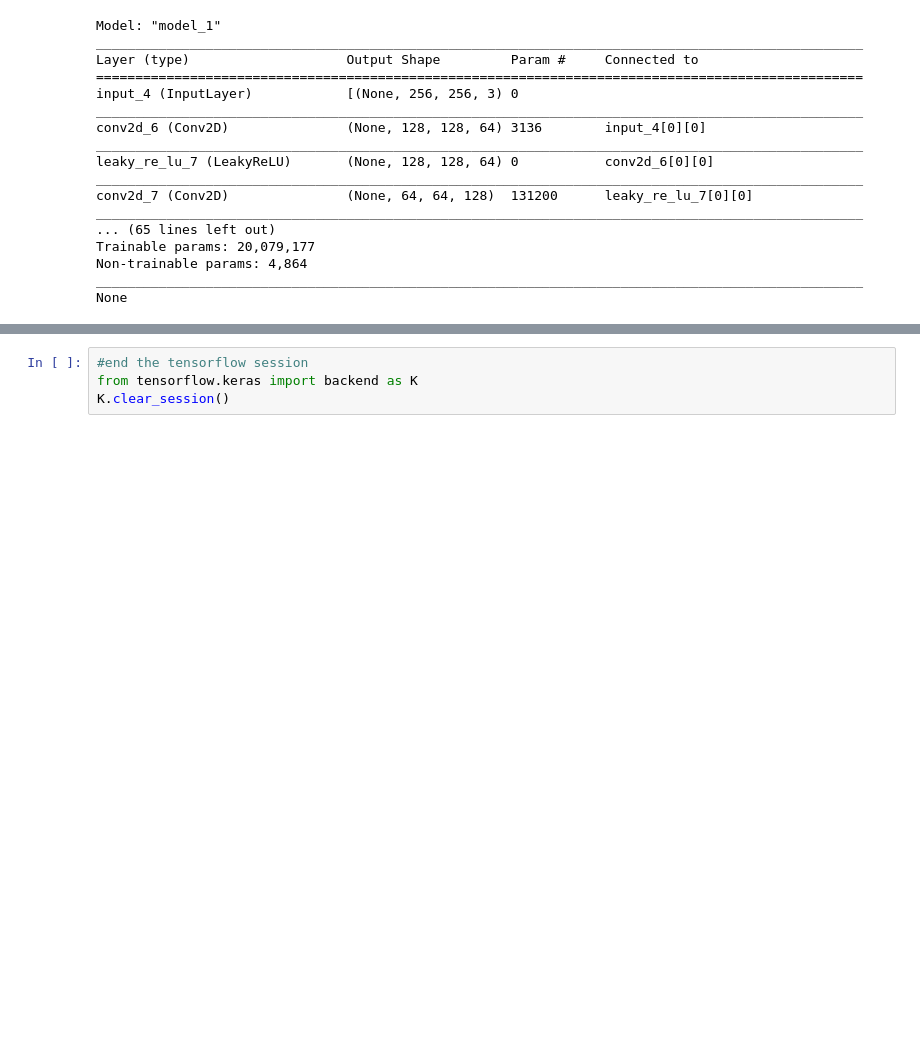
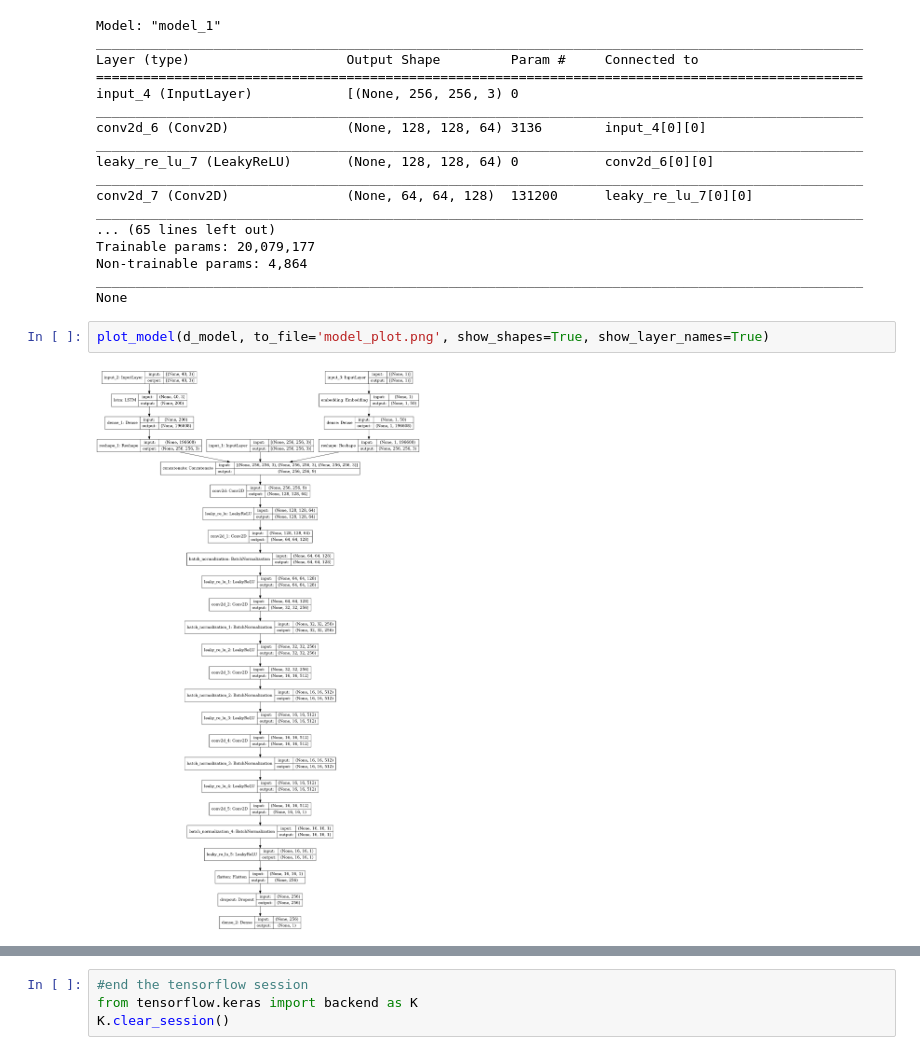
Before and after one commit to cesarwenz/ENGG6570, a Jupyter notebook: dual condition GAN bidirectional.ipynb, the cells around one changed output, grey strips where cells are left out. Cells and saved outputs as stored; diff of their text form; blank space fills up the shorter version.

```diff
--- a/dual condition GAN bidirectional.ipynb
+++ b/dual condition GAN bidirectional.ipynb
@@ -380,6 +383,10 @@ Trainable params: 20,079,177
 Non-trainable params: 4,864
 __________________________________________________________________________________________________
 None
+# %%
+plot_model(d_model, to_file='model_plot.png', show_shapes=True, show_layer_names=True)
+# %% [output]
+[figure, added]
 # %%
 # train model
 train(d_model, g_model, gan_model, dataset, latent_dim)
```
Also changed, not shown: parts of 5 cells of this notebook, 4 other files.
